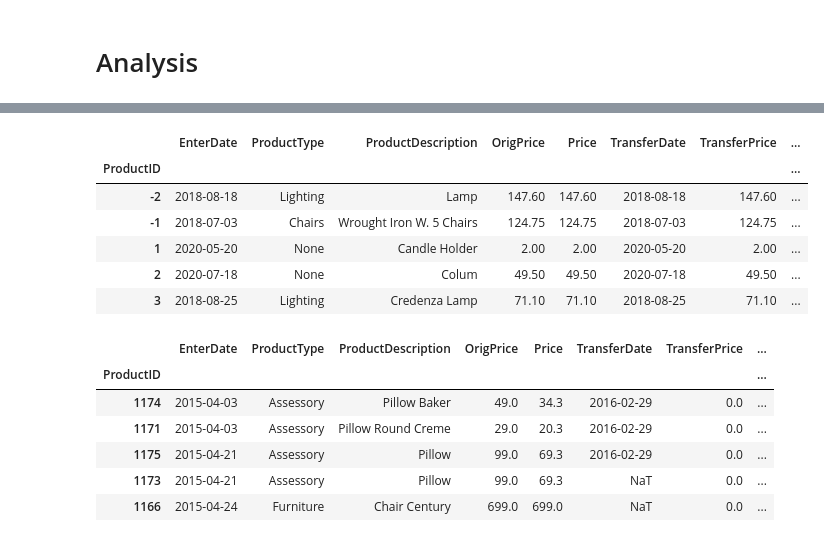
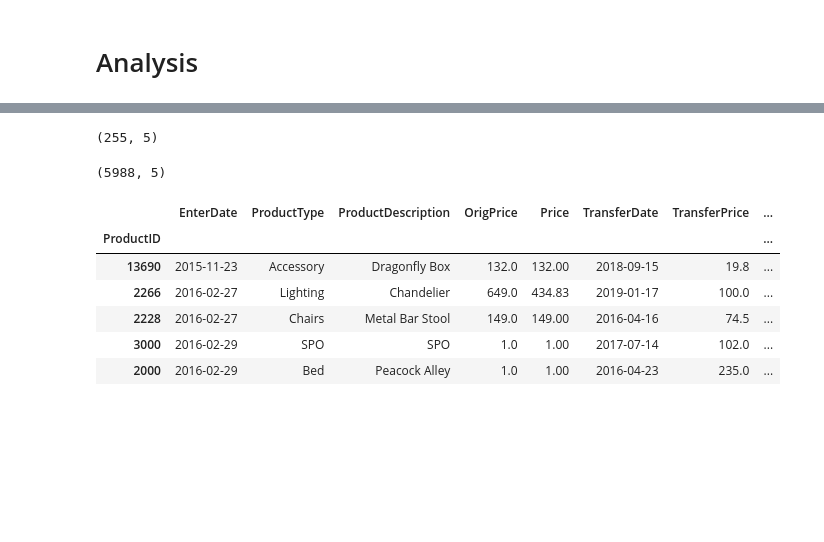
Before and after one commit to zachcornelison/K-N-Sales-Analytics, a Jupyter notebook: KN-Analytics-Merchandise.ipynb, the cells around one changed output, grey strips where cells are left out. Drawn from its saved outputs; the diff is of its cells as text; code cells hidden in the pictures; blank space fills up the shorter version.

Commit message:
joined invoices dataset

```diff
--- a/KN-Analytics-Merchandise.ipynb
+++ b/KN-Analytics-Merchandise.ipynb
@@ -749,0 +827,3 @@ ken.loc[[13462,13464]]
+# %%
+store_items = store_items.drop([500])
+store_items.head()
@@ -805,0 +883,11 @@ Name: TransferBy, dtype: int64
+# %%
+# Sets InvoiceNumber to 0 for all rows which have an EnterDate prior to 8/13/2018, the first valid day
+# that appears in the 'Invoices' dataframe which will help bring in more valuable sale information
+marker = '2018-08-13'
+store_items.loc[store_items.EnterDate < marker, 'InvoiceNumber'] = 0
+# %%
+# This dataframe contains rows representing one sale, not indivudal
+df_invoices = pd.read_excel('Invoices.xlsx', index_col="Invoice ID")
+df_invoices = df_invoices[['GrossDue','Discount','SalesTax','NetDue','InvCost']]
+df_invoices = df_invoices.drop([0])
+df_invoices.head()
@@ -806,21 +912,21 @@ Name: TransferBy, dtype: int64
+# %%
+df_invoices[df_invoices.Discount > 0].shape
+# %% [output]
+(255, 5)
+# %%
+df_invoices.shape
+# %% [output]
+(5988, 5)
+# %%
+# Perform a left join on store_items with df_invoices
+store_items = pd.merge(store_items, df_invoices, left_on='InvoiceNumber', right_index=True, how='left')
 # %%
-df_merchandise.head()
+store_items.head()
 # %% [output]
 |  | EnterDate | ProductType | ProductDescription | OrigPrice | Price | TransferDate | TransferPrice | ... |
 | ProductID |  |  |  |  |  |  |  | ... |
-| -2 | 2018-08-18 | Lighting | Lamp | 147.60 | 147.60 | 2018-08-18 | 147.60 | ... |
-| -1 | 2018-07-03 | Chairs | Wrought Iron W. 5 Chairs | 124.75 | 124.75 | 2018-07-03 | 124.75 | ... |
-| 1 | 2020-05-20 | None | Candle Holder | 2.00 | 2.00 | 2020-05-20 | 2.00 | ... |
-| 2 | 2020-07-18 | None | Colum | 49.50 | 49.50 | 2020-07-18 | 49.50 | ... |
-| 3 | 2018-08-25 | Lighting | Credenza Lamp | 71.10 | 71.10 | 2018-08-25 | 71.10 | ... |
+| 13690 | 2015-11-23 | Accessory | Dragonfly Box | 132.0 | 132.00 | 2018-09-15 | 19.8 | ... |
+| 2266 | 2016-02-27 | Lighting | Chandelier | 649.0 | 434.83 | 2019-01-17 | 100.0 | ... |
+| 2228 | 2016-02-27 | Chairs | Metal Bar Stool | 149.0 | 149.00 | 2016-04-16 | 74.5 | ... |
+| 3000 | 2016-02-29 | SPO | SPO | 1.0 | 1.00 | 2017-07-14 | 102.0 | ... |
+| 2000 | 2016-02-29 | Bed | Peacock Alley | 1.0 | 1.00 | 2016-04-23 | 235.0 | ... |
-# %%
-df_merchandise = df_merchandise.sort_values(by='EnterDate')
-df_merchandise.head()
-# %% [output]
-|  | EnterDate | ProductType | ProductDescription | OrigPrice | Price | TransferDate | TransferPrice | ... |
-| ProductID |  |  |  |  |  |  |  | ... |
-| 1174 | 2015-04-03 | Assessory | Pillow Baker | 49.0 | 34.3 | 2016-02-29 | 0.0 | ... |
-| 1171 | 2015-04-03 | Assessory | Pillow Round Creme | 29.0 | 20.3 | 2016-02-29 | 0.0 | ... |
-| 1175 | 2015-04-21 | Assessory | Pillow | 99.0 | 69.3 | 2016-02-29 | 0.0 | ... |
-| 1173 | 2015-04-21 | Assessory | Pillow | 99.0 | 69.3 | NaT | 0.0 | ... |
-| 1166 | 2015-04-24 | Furniture | Chair Century | 699.0 | 699.0 | NaT | 0.0 | ... |
```
Also changed, not shown: parts of 44 cells of this notebook.
